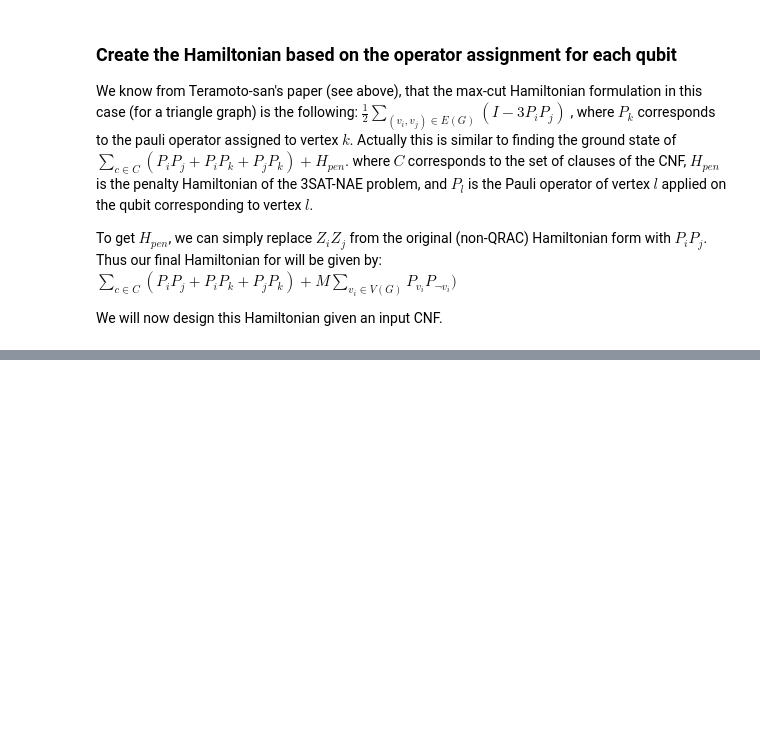
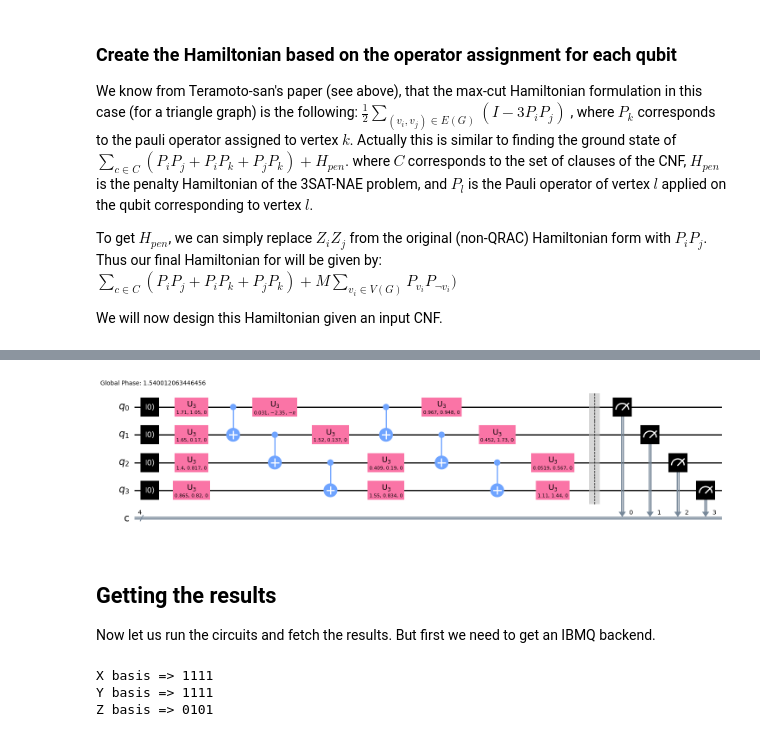
Before and after one commit to lumapools/qaoa_sat-nae, a Jupyter notebook: alternate_form.ipynb, the cells around one changed output, grey strips where cells are left out. Saved outputs shown, nothing was run; the diff lists cells and outputs as text; code cells hidden in the pictures; blank space fills up the shorter version.

```diff
--- a/alternate_form.ipynb
+++ b/alternate_form.ipynb
@@ -233,0 +338,7 @@ full output: [1, 1, 1, 0]
+# %%
+circuit_Z.draw(fold=300, output="mpl")
+# %% [output]
+[figure, added]
+# %% [markdown]
+## Getting the results
+Now let us run the circuits and fetch the results. But first we need to get an IBMQ backend.
@@ -233,0 +360,9 @@ full output: [1, 1, 1, 0]
+# %%
+for elem in ["X", "Y", "Z"]:
+    counts = jobs[elem].result().get_counts()
+    most_probable = max(counts, key=counts.get)
+    print(f"{elem} basis => {most_probable}")
+# %% [output]
+X basis => 1111
+Y basis => 1111
+Z basis => 0101
```
Also changed, not shown: parts of 19 cells of this notebook.
